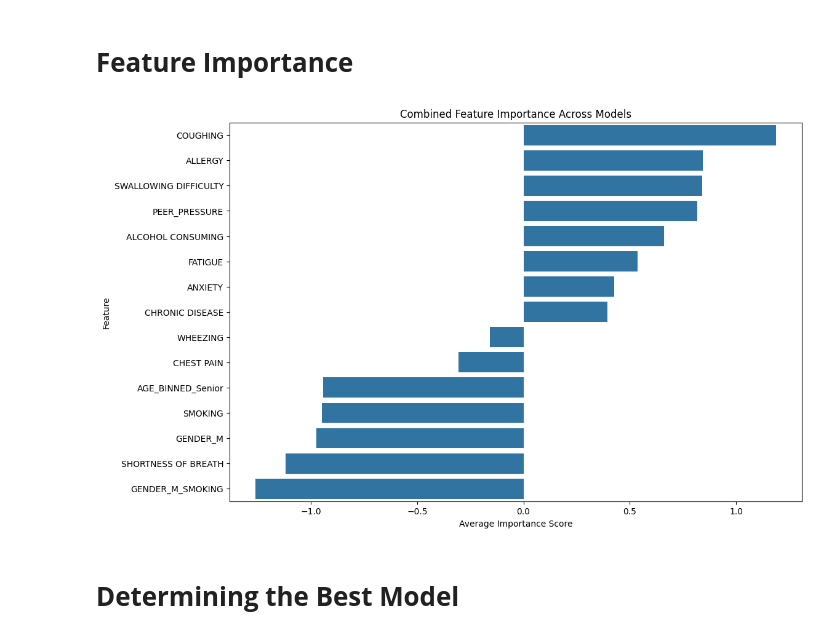
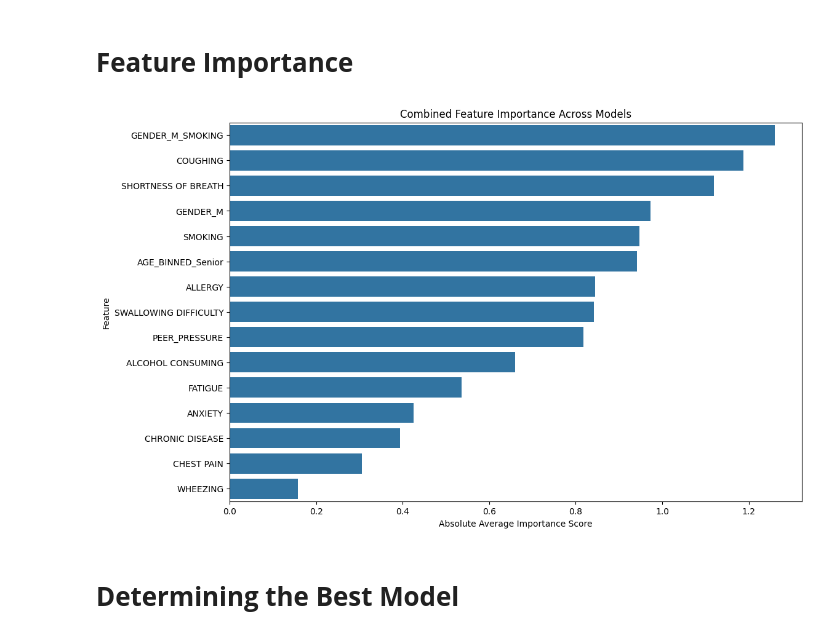
Before and after one commit to arpi5191/Byte-My-Cancer, a Jupyter notebook: 09_615_Project.ipynb, the cells around one changed output. Saved outputs shown, nothing was run; the diff lists cells and outputs as text; code cells hidden in the pictures.

```diff
--- a/09_615_Project.ipynb
+++ b/09_615_Project.ipynb
@@ -973,35 +973,35 @@ Validation Mean R-Squared: 1.000
 # %%
 # Logistic Regression Feature Importance
 lr_coeffs = pd.DataFrame({'Feature': X.columns, 'Coefficient': np.abs(best_lr_model.coef_[0])}).sort_values(by='Coefficient', ascending=False)
 
 # SVM Feature Importance
 svm_weights = pd.DataFrame({'Feature': X.columns, 'Weight': np.abs(best_svm_model.coef_[0])}).sort_values(by='Weight', ascending=False)
 
 # Random Forest Feature Importances
 rf_importances = (pd.DataFrame({'Feature': X.columns, 'Importance': best_rf_model.feature_importances_}).sort_values(by='Importance', ascending=False))
 
 # Combine Results
 combined_importance = (lr_coeffs .rename(columns={'Coefficient': 'Logistic_Coeff'}).merge(svm_weights.rename(columns={'Weight': 'SVM_Weight'}), on='Feature')
                        .merge(rf_importances.rename(columns={'Importance': 'RF_Importance'}), on='Feature'))
 
 # Normalize and Average Importance
 scaler = StandardScaler()
-combined_importance[['Logistic_Coeff', 'SVM_Weight', 'RF_Importance']] = scaler.fit_transform(
-                                                                        combined_importance[['Logistic_Coeff', 'SVM_Weight', 'RF_Importance']])
+combined_importance[['Logistic_Coeff', 'SVM_Weight', 'RF_Importance']] = scaler.fit_transform(combined_importance[['Logistic_Coeff', 'SVM_Weight', 'RF_Importance']])
 combined_importance['Average_Importance'] = combined_importance[['Logistic_Coeff', 'SVM_Weight', 'RF_Importance']].mean(axis=1)
+combined_importance['Absolute_Average_Importance'] = combined_importance['Average_Importance'].abs()
 
 # Sort by Average Importance
-combined_importance = combined_importance.sort_values(by='Average_Importance', ascending=False)
+combined_importance = combined_importance.sort_values(by='Absolute_Average_Importance', ascending=False)
 
 # Visualize Feature Importance
 plt.figure(figsize=(12, 8))
-sns.barplot(x='Average_Importance', y='Feature', data=combined_importance)
+sns.barplot(x='Absolute_Average_Importance', y='Feature', data=combined_importance)
 plt.title('Combined Feature Importance Across Models')
-plt.xlabel('Average Importance Score')
+plt.xlabel('Absolute Average Importance Score')
 plt.ylabel('Feature')
 plt.show()
 # %% [output]
-[figure, old version]
+[figure, new version]
 # %% [markdown]
 # **Determining the Best Model**
 # %% [markdown]
```
Also changed, not shown: parts of 1 cell of this notebook.
